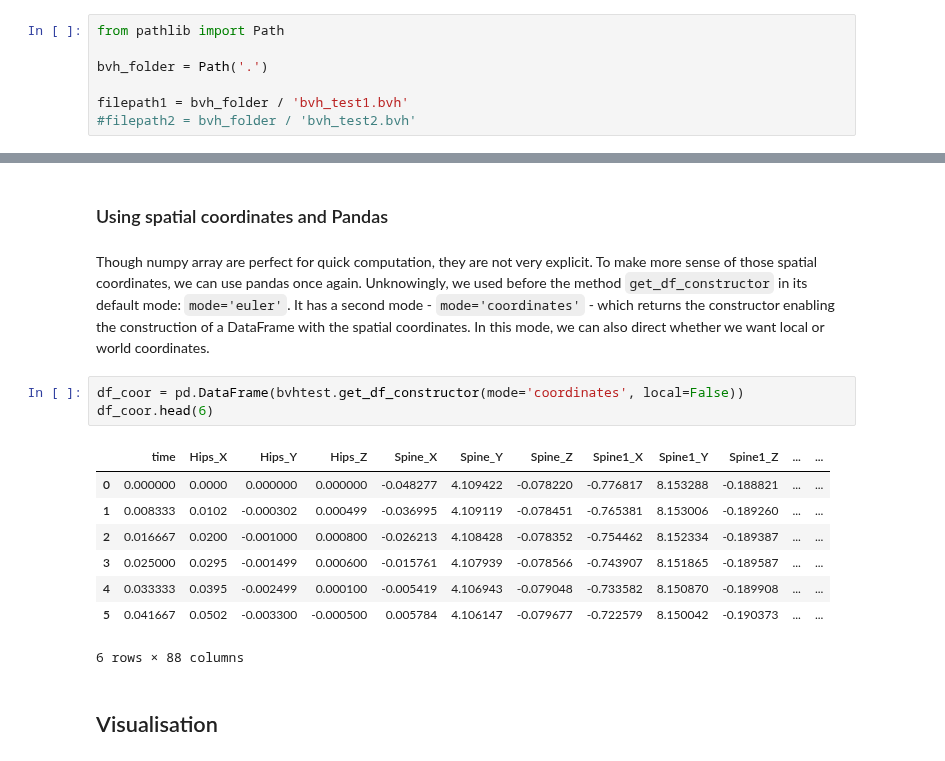
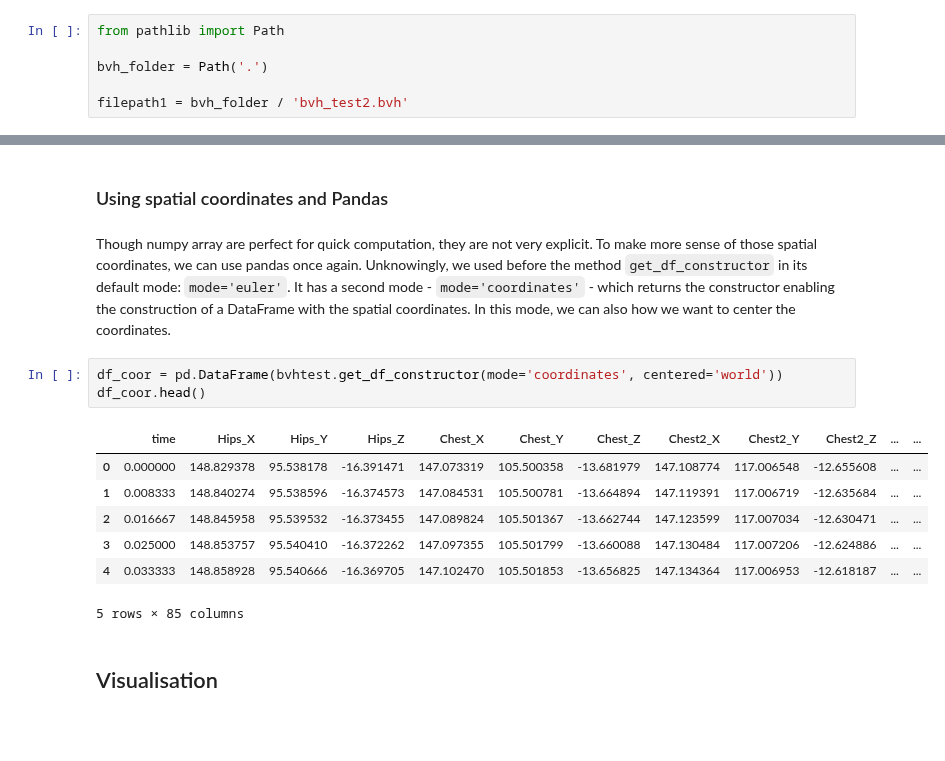
Before and after one commit to VictorS-67/pybvh, a Jupyter notebook: tutorial.ipynb, the cells around one changed output, grey strips where cells are left out. Saved outputs shown, nothing was run; the diff lists cells and outputs as text; blank space fills up the shorter version.

Commit message:
bug in get coordinates, visualization in tutorial

```diff
--- a/tutorial.ipynb
+++ b/tutorial.ipynb
@@ -26,8 +26,7 @@ from pathlib import Path
 
 bvh_folder = Path('.')
 
-filepath1 = bvh_folder / 'bvh_test1.bvh'
-#filepath2 = bvh_folder / 'bvh_test2.bvh'
+filepath1 = bvh_folder / 'bvh_test2.bvh'
 # %%
 bvhtest = pybvh.read_bvh_file(filepath1)
 bvhtest
@@ -338,19 +312,18 @@ array([ 5.02000000e-02, -3.30000000e-03, -5.00000000e-04,  5.78369330e-03,
 # %% [markdown]
 ### Using spatial coordinates and Pandas
 # %% [markdown]
-Though numpy array are perfect for quick computation, they are not very explicit. To make more sense of those spatial coordinates, we can use pandas once again. Unknowingly, we used before the method `get_df_constructor` in its default mode: `mode='euler'`. It has a second mode - `mode='coordinates'` - which returns the constructor enabling the construction of a DataFrame with the spatial coordinates. In this mode, we can also direct whether we want local or world coordinates.
+Though numpy array are perfect for quick computation, they are not very explicit. To make more sense of those spatial coordinates, we can use pandas once again. Unknowingly, we used before the method `get_df_constructor` in its default mode: `mode='euler'`. It has a second mode - `mode='coordinates'` - which returns the constructor enabling the construction of a DataFrame with the spatial coordinates. In this mode, we can also how we want to center the coordinates.
 # %%
-df_coor = pd.DataFrame(bvhtest.get_df_constructor(mode='coordinates', local=False))
-df_coor.head(6)
+df_coor = pd.DataFrame(bvhtest.get_df_constructor(mode='coordinates', centered='world'))
+df_coor.head()
 # %% [output]
-|  | time | Hips_X | Hips_Y | Hips_Z | Spine_X | Spine_Y | Spine_Z | Spine1_X | Spine1_Y | Spine1_Z | ... | ... |
-| 0 | 0.000000 | 0.0000 | 0.000000 | 0.000000 | -0.048277 | 4.109422 | -0.078220 | -0.776817 | 8.153288 | -0.188821 | ... | ... |
-| 1 | 0.008333 | 0.0102 | -0.000302 | 0.000499 | -0.036995 | 4.109119 | -0.078451 | -0.765381 | 8.153006 | -0.189260 | ... | ... |
-| 2 | 0.016667 | 0.0200 | -0.001000 | 0.000800 | -0.026213 | 4.108428 | -0.078352 | -0.754462 | 8.152334 | -0.189387 | ... | ... |
-| 3 | 0.025000 | 0.0295 | -0.001499 | 0.000600 | -0.015761 | 4.107939 | -0.078566 | -0.743907 | 8.151865 | -0.189587 | ... | ... |
-| 4 | 0.033333 | 0.0395 | -0.002499 | 0.000100 | -0.005419 | 4.106943 | -0.079048 | -0.733582 | 8.150870 | -0.189908 | ... | ... |
-| 5 | 0.041667 | 0.0502 | -0.003300 | -0.000500 | 0.005784 | 4.106147 | -0.079677 | -0.722579 | 8.150042 | -0.190373 | ... | ... |
+|  | time | Hips_X | Hips_Y | Hips_Z | Chest_X | Chest_Y | Chest_Z | Chest2_X | Chest2_Y | Chest2_Z | ... | ... |
+| 0 | 0.000000 | 148.829378 | 95.538178 | -16.391471 | 147.073319 | 105.500358 | -13.681979 | 147.108774 | 117.006548 | -12.655608 | ... | ... |
+| 1 | 0.008333 | 148.840274 | 95.538596 | -16.374573 | 147.084531 | 105.500781 | -13.664894 | 147.119391 | 117.006719 | -12.635684 | ... | ... |
+| 2 | 0.016667 | 148.845958 | 95.539532 | -16.373455 | 147.089824 | 105.501367 | -13.662744 | 147.123599 | 117.007034 | -12.630471 | ... | ... |
+| 3 | 0.025000 | 148.853757 | 95.540410 | -16.372262 | 147.097355 | 105.501799 | -13.660088 | 147.130484 | 117.007206 | -12.624886 | ... | ... |
+| 4 | 0.033333 | 148.858928 | 95.540666 | -16.369705 | 147.102470 | 105.501853 | -13.656825 | 147.134364 | 117.006953 | -12.618187 | ... | ... |
-6 rows × 88 columns
+5 rows × 85 columns
 # %% [markdown]
 ## Visualisation
 # %% [markdown]
```
Also changed, not shown: parts of 31 cells of this notebook, 3 other files.
